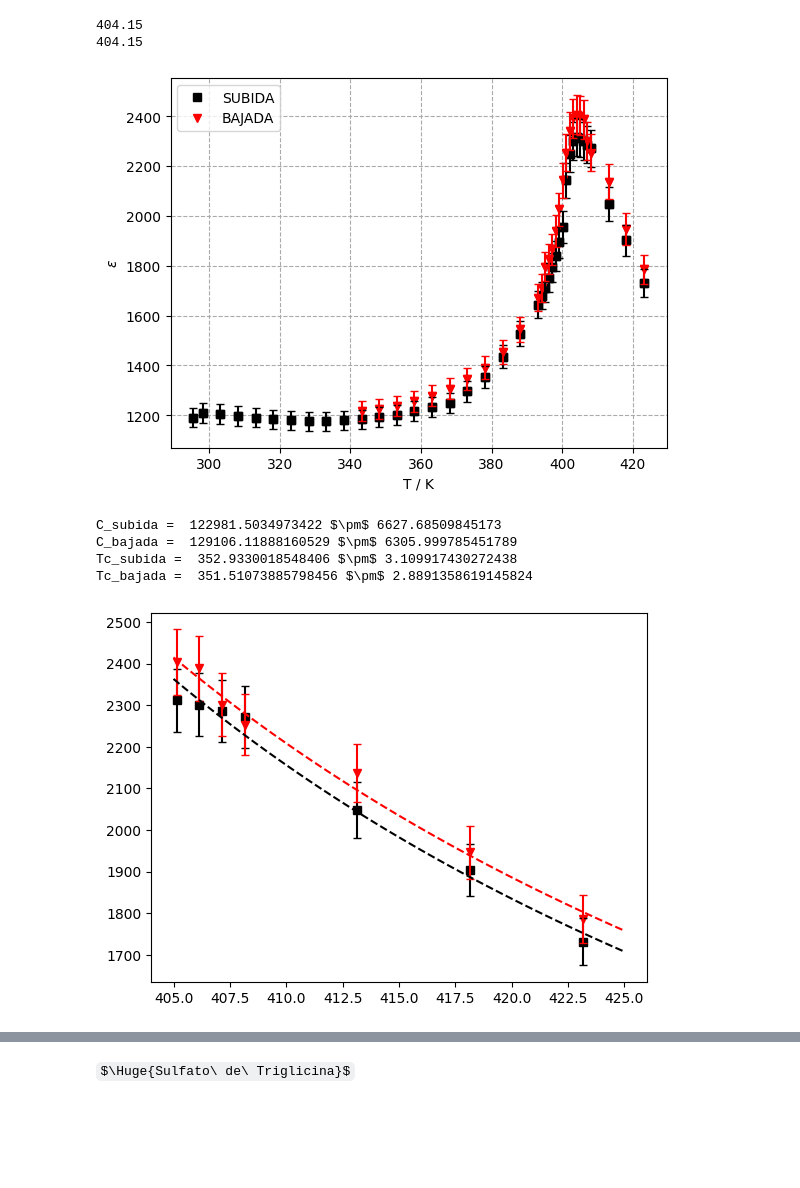
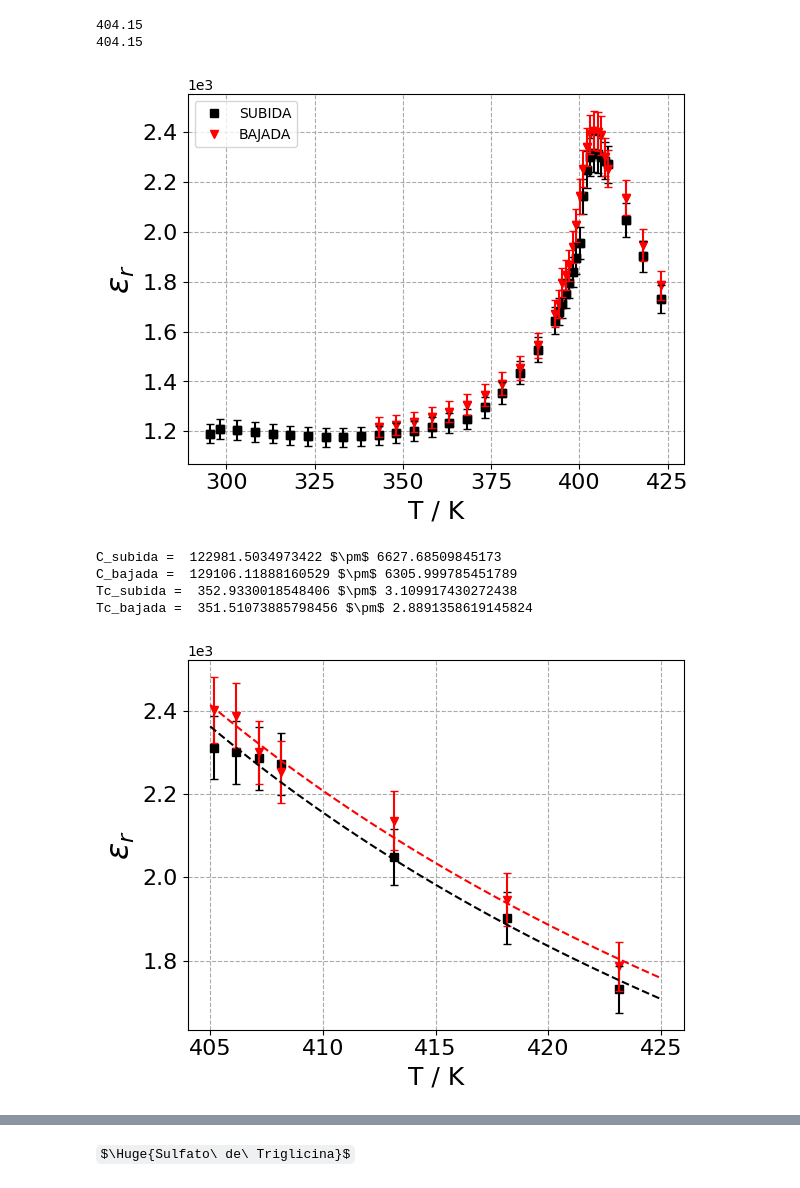
Before and after one commit to albertopeinador/FES_Curie, a Jupyter notebook: Curie.ipynb, the cells around one changed output, grey strips where cells are left out. Cells and saved outputs as stored; diff of their text form; code cells hidden in the pictures; some formulas as TeX source; blank space fills up the shorter version.

```diff
--- a/Curie.ipynb
+++ b/Curie.ipynb
@@ -70,6 +75,9 @@ def pois (T, a, l):
 data = pd.read_csv('FES_Curie.csv')
 ax = plt.gca()
 data = data.reset_index()
+ax.ticklabel_format(axis = 'y', style = 'scientific', scilimits=[-3, 3])
+ax.tick_params(axis='both', which='major', labelsize=16)
+ax.tick_params(axis='both', which='minor', labelsize=16)
 
 data['T'] = data['T'].astype(float) + 273.15
 data['SUBIDA'] = data['SUBIDA'].astype(float) / C0
@@ -97,8 +105,8 @@ plt.errorbar(x = data['T'].loc[start:], y = data['BAJADA'].loc[start:], yerr = s
 print (data['T'].loc[max_index_B])
 print (data['T'].loc[max_index_S])
 
-ax.set_xlabel('T / K')
-ax.set_ylabel('$\epsilon$')
+ax.set_xlabel('T / K', fontsize = 18)
+ax.set_ylabel('$\epsilon_r$', fontsize = 23)
 
 ax.grid(linestyle = '--', color = '#aaaaaa')
 
@@ -112,47 +120,49 @@ plt.savefig('e-T.pdf')
 # %% [output]
 404.15
 404.15
-[figure, old version]
+[figure, new version]
 # %%
 #   Curie-Weiss fit for T>Tc
 
 Tc = 405
+ax = plt.gca()
 index = data.index[data['T'] > Tc][0]
 neg_index = - len(data['T']) + index
 fit_S, cov_S = curve_fit (cw, data['T'].loc[index:], data['SUBIDA'].loc[index:], sigma = sE_S[index:])
 fit_B, cov_B = curve_fit (cw, data['T'].loc[index:], data['BAJADA'].loc[index:], sigma = sE_B[neg_index:])
+ax.ticklabel_format(axis = 'y', style = 'scientific', scilimits=[-3, 3])
+ax.tick_params(axis='both', which='major', labelsize=16)
+ax.tick_params(axis='both', which='minor', labelsize=16)
 
-
-
-ax.plot(data['T'].loc[index:], data['SUBIDA'].loc[index:])
-ax.plot(data['T'].loc[index:], data['BAJADA'].loc[index:])
-plt.errorbar(x = data['T'].loc[index:], y = data['SUBIDA'].loc[index:], yerr = sE_S[index:], barsabove=True, capsize = 3, fmt = 'ks')
-plt.errorbar(x = data['T'].loc[index:], y = data['BAJADA'].loc[index:], yerr = sE_B[neg_index:], barsabove=True, capsize = 3, fmt = 'rv')
+#ax.plot(data['T'].loc[index:], data['SUBIDA'].loc[index:])
+#ax.plot(data['T'].loc[index:], data['BAJADA'].loc[index:])
+ax.errorbar(x = data['T'].loc[index:], y = data['SUBIDA'].loc[index:], yerr = sE_S[index:], barsabove=True, capsize = 3, fmt = 'ks')
+ax.errorbar(x = data['T'].loc[index:], y = data['BAJADA'].loc[index:], yerr = sE_B[neg_index:], barsabove=True, capsize = 3, fmt = 'rv')
 
 x_fit = np.linspace (Tc, 425, 100)
 
 y_fit_S = cw (x_fit, fit_S[0], fit_S[1])
 y_fit_B = cw (x_fit, fit_B[0], fit_B[1])
 
 
-plt.plot(x_fit, y_fit_S, 'k--')
-plt.plot(x_fit, y_fit_B, 'r--')
+ax.plot(x_fit, y_fit_S, 'k--')
+ax.plot(x_fit, y_fit_B, 'r--')
 
 print('C_subida = ', fit_S[0], '$\pm$', np.sqrt(cov_S[0][0]))
 print('C_bajada = ', fit_B[0], '$\pm$', np.sqrt(cov_B[0][0]))
 print('Tc_subida = ', fit_S[1], '$\pm$', np.sqrt(cov_S[1][1]))
 print('Tc_bajada = ', fit_B[1], '$\pm$', np.sqrt(cov_B[1][1]))
 
-ax.set_xlabel('T / K')
-ax.set_ylabel('$\epsilon$')
+ax.set_xlabel('T / K', fontsize = 18)
+ax.set_ylabel('$\epsilon_r$', fontsize = 23)
 ax.grid(linestyle = '--', color = '#aaaaaa')
 plt.savefig('TiBa_para.pdf')
 # %% [output]
 C_subida =  122981.5034973422 $\pm$ 6627.68509845173
 C_bajada =  129106.11888160529 $\pm$ 6305.999785451789
 Tc_subida =  352.9330018548406 $\pm$ 3.109917430272438
 Tc_bajada =  351.51073885798456 $\pm$ 2.8891358619145824
-[figure, old version]
+[figure, new version]
 # %%
 data = pd.read_csv('FES_Curie.csv')
 
```
Also changed, not shown: parts of 6 cells of this notebook, 7 other files.
